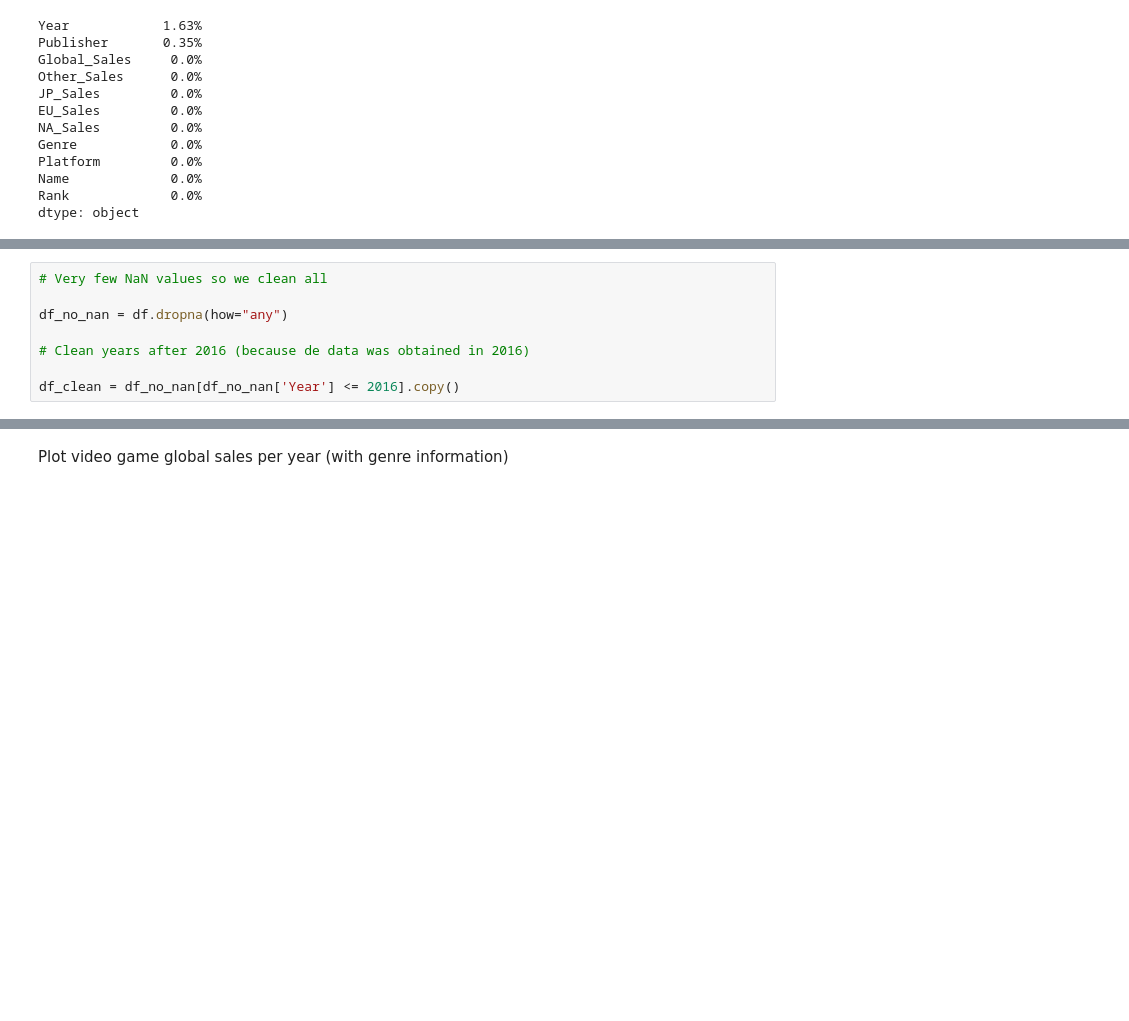
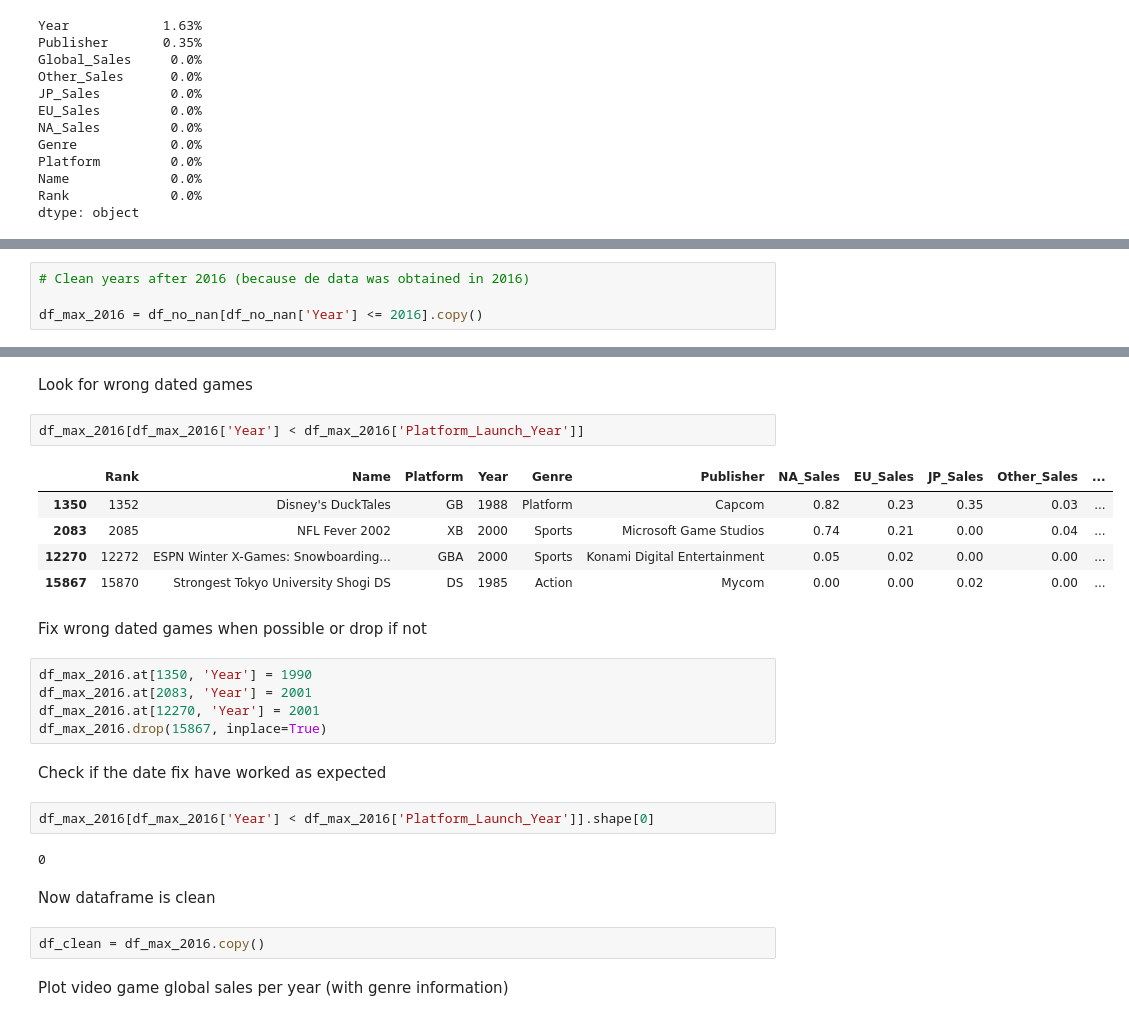
Before and after one commit to tomasborrella/video-game-sales-analysis, a Jupyter notebook: notebook/video-game-sales-analysis.ipynb, the cells around one changed output, grey strips where cells are left out. Drawn from its saved outputs; the diff is of its cells as text; blank space fills up the shorter version.

```diff
--- a/notebook/video-game-sales-analysis.ipynb
+++ b/notebook/video-game-sales-analysis.ipynb
@@ -65,8 +71,4 @@ Clean data
 # %%
-# Very few NaN values so we clean all
-
-df_no_nan = df.dropna(how="any")
-
 # Clean years after 2016 (because de data was obtained in 2016)
 
-df_clean = df_no_nan[df_no_nan['Year'] <= 2016].copy()
+df_max_2016 = df_no_nan[df_no_nan['Year'] <= 2016].copy()
@@ -73,3 +114,30 @@ df_clean = df_no_nan[df_no_nan['Year'] <= 2016].copy()
+# %% [markdown]
+Look for wrong dated games
+# %%
+df_max_2016[df_max_2016['Year'] < df_max_2016['Platform_Launch_Year']]
+# %% [output]
+|  | Rank | Name | Platform | Year | Genre | Publisher | NA_Sales | EU_Sales | JP_Sales | Other_Sales | ... |
+| 1350 | 1352 | Disney's DuckTales | GB | 1988 | Platform | Capcom | 0.82 | 0.23 | 0.35 | 0.03 | ... |
+| 2083 | 2085 | NFL Fever 2002 | XB | 2000 | Sports | Microsoft Game Studios | 0.74 | 0.21 | 0.00 | 0.04 | ... |
+| 12270 | 12272 | ESPN Winter X-Games: Snowboarding... | GBA | 2000 | Sports | Konami Digital Entertainment | 0.05 | 0.02 | 0.00 | 0.00 | ... |
+| 15867 | 15870 | Strongest Tokyo University Shogi DS | DS | 1985 | Action | Mycom | 0.00 | 0.00 | 0.02 | 0.00 | ... |
+# %% [markdown]
+Fix wrong dated games when possible or drop if not
+# %%
+df_max_2016.at[1350, 'Year'] = 1990
+df_max_2016.at[2083, 'Year'] = 2001
+df_max_2016.at[12270, 'Year'] = 2001
+df_max_2016.drop(15867, inplace=True)
+# %% [markdown]
+Check if the date fix have worked as expected
+# %%
+df_max_2016[df_max_2016['Year'] < df_max_2016['Platform_Launch_Year']].shape[0]
+# %% [output]
+0
+# %% [markdown]
+Now dataframe is clean
+# %%
+df_clean = df_max_2016.copy()
 # %% [markdown]
 Plot video game global sales per year (with genre information)
 # %%
```
Also changed, not shown: parts of 11 cells of this notebook, 57 other files.
